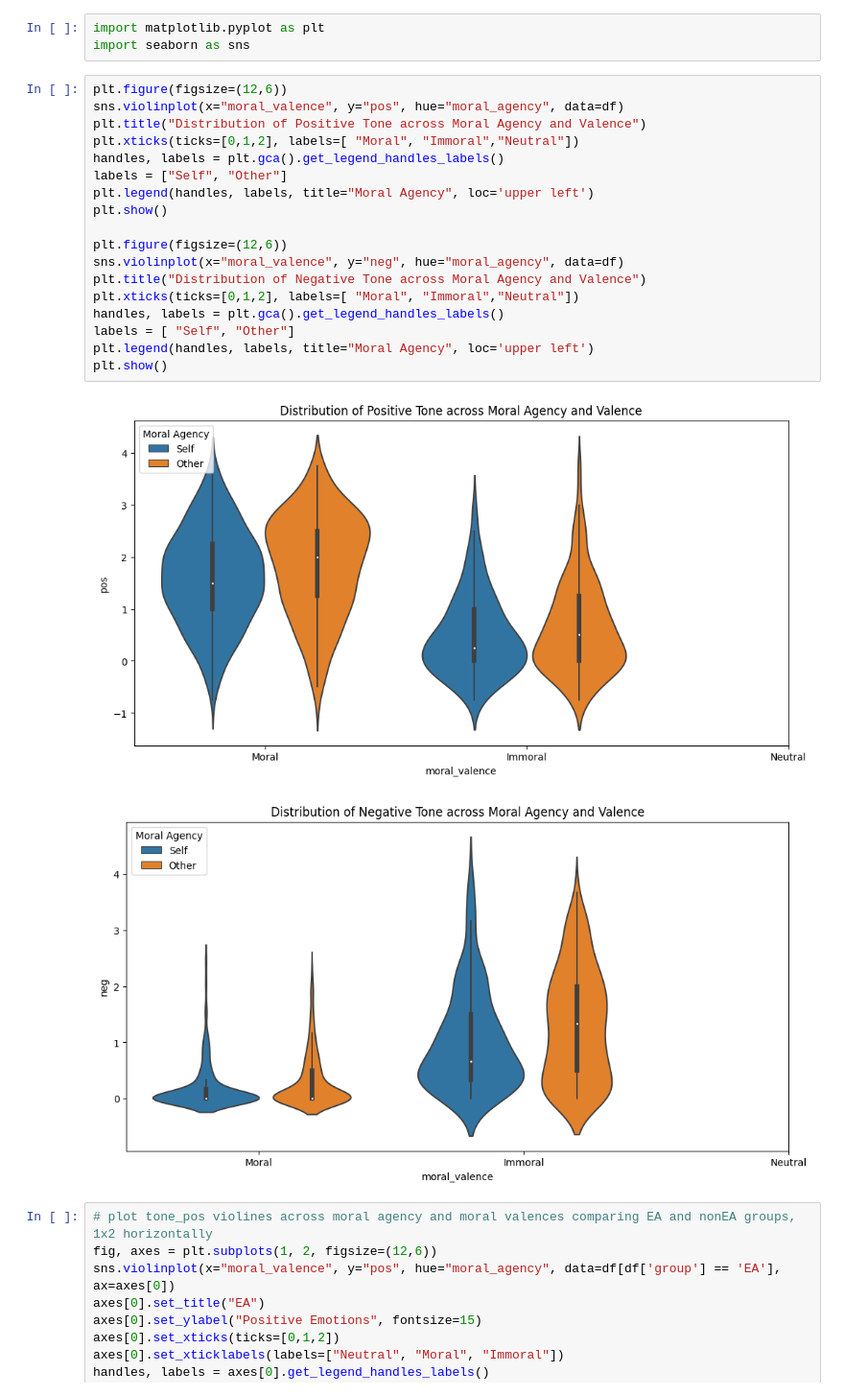
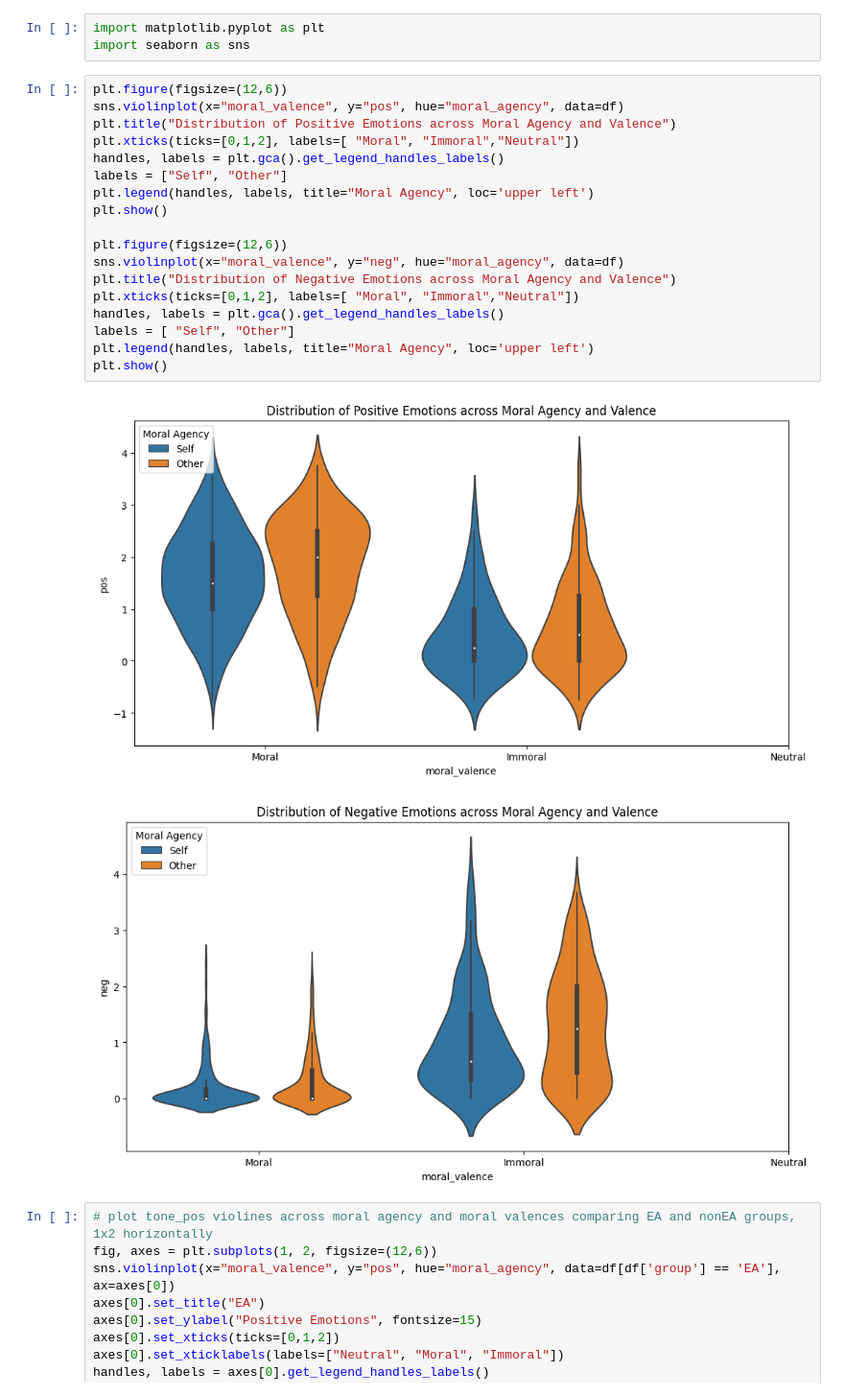
Before and after one commit to amberxuqianchen/effective-altruism, a Jupyter notebook: 1_code/descriptive.ipynb, the cells around one changed output. Shown at 96% size. Drawn from its saved outputs; the diff is of its cells as text.

```diff
--- a/1_code/descriptive.ipynb
+++ b/1_code/descriptive.ipynb
@@ -260,24 +259,24 @@ import seaborn as sns
 # %%
 plt.figure(figsize=(12,6))
 sns.violinplot(x="moral_valence", y="pos", hue="moral_agency", data=df)
-plt.title("Distribution of Positive Tone across Moral Agency and Valence")
+plt.title("Distribution of Positive Emotions across Moral Agency and Valence")
 plt.xticks(ticks=[0,1,2], labels=[ "Moral", "Immoral","Neutral"])
 handles, labels = plt.gca().get_legend_handles_labels()
 labels = ["Self", "Other"]
 plt.legend(handles, labels, title="Moral Agency", loc='upper left')
 plt.show()
 
 plt.figure(figsize=(12,6))
 sns.violinplot(x="moral_valence", y="neg", hue="moral_agency", data=df)
-plt.title("Distribution of Negative Tone across Moral Agency and Valence")
+plt.title("Distribution of Negative Emotions across Moral Agency and Valence")
 plt.xticks(ticks=[0,1,2], labels=[ "Moral", "Immoral","Neutral"])
 handles, labels = plt.gca().get_legend_handles_labels()
 labels = [ "Self", "Other"]
 plt.legend(handles, labels, title="Moral Agency", loc='upper left')
 plt.show()
 # %% [output]
-[figure, old version]
+[figure, new version]
-[figure, old version]
+[figure, new version]
 # %%
 # plot tone_pos violines across moral agency and moral valences comparing EA and nonEA groups, 1x2 horizontally
 fig, axes = plt.subplots(1, 2, figsize=(12,6))
```
Also changed, not shown: parts of 3 cells of this notebook, 34 other files.
